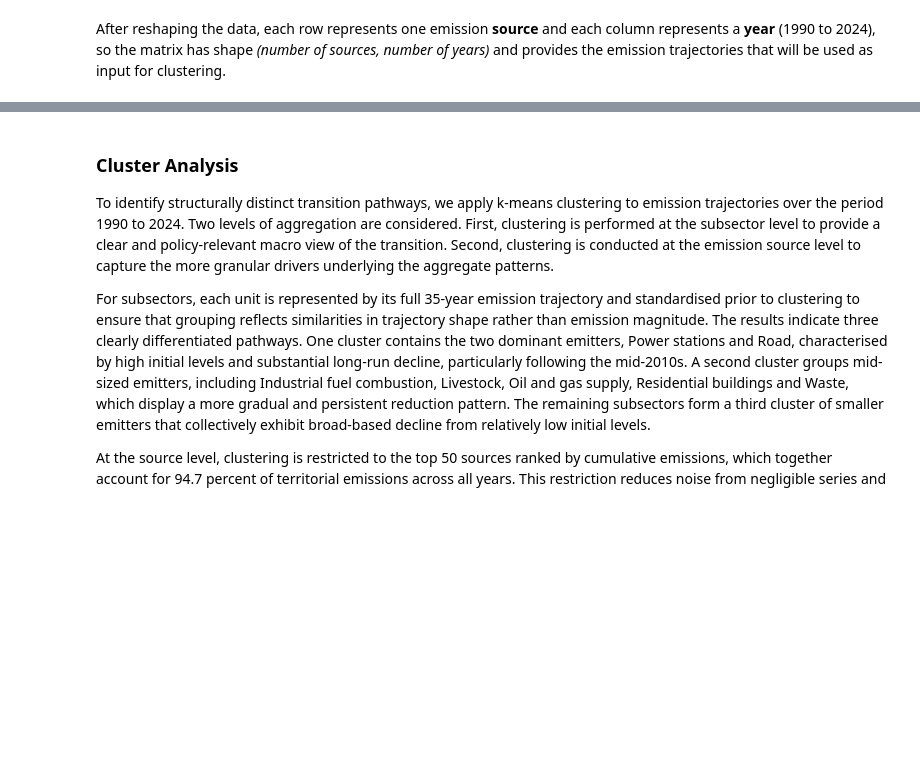
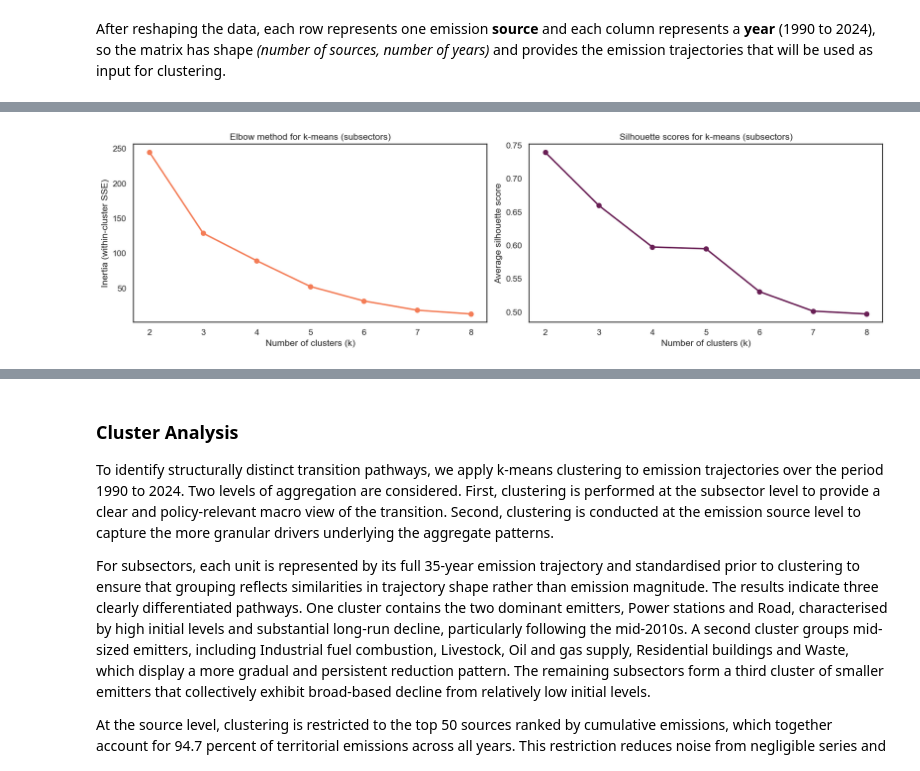
Before and after one commit to PontusNeumann/CBS-Spring26, a Jupyter notebook: ML/ML MA1/Compulsory_assignment_1.ipynb, the cells around one changed output, grey strips where cells are left out. Saved outputs shown, nothing was run; the diff lists cells and outputs as text; code cells hidden in the pictures; blank space fills up the shorter version.

```diff
--- a/ML/ML MA1/Compulsory_assignment_1.ipynb
+++ b/ML/ML MA1/Compulsory_assignment_1.ipynb
@@ -1160,37 +1163,45 @@ Figure 10: Cluster summary (average levels and percent change)
 # %%
 # Subsector (or sector) time series
 SUB_COL = "Territorial Emissions Statistics subsector"
+VAL_COL = "Emissions (MtCO2e)"
 
 sub_year = (
     territorial
-    .groupby(["Year", SUB_COL], as_index=False)["Emissions (MtCO2e)"]
+    .groupby(["Year", SUB_COL], as_index=False)[VAL_COL]
     .sum()
 )
 
 pivot_sub = (
     sub_year
-    .pivot(index="Year", columns=SUB_COL, values="Emissions (MtCO2e)")
+    .pivot(index="Year", columns=SUB_COL, values=VAL_COL)
     .fillna(0.0)
     .sort_index()
 )
 
-# Rows = subsectors, columns = years
+# Rows = subsectors, cols = years
 X = pivot_sub.T
 
 # Scale trajectories
 scaler = StandardScaler()
 X_scaled = scaler.fit_transform(X)
 
-# Elbow + silhouette to guide k
-inertias = []
-silhouettes = []
-k_range = range(2, 9)
+# Elbow + silhouette to guide k (robust to small number of subsectors)
+n_samples = X_scaled.shape[0]
+if n_samples < 3:
+    raise ValueError(f"Need at least 3 subsectors to do k-means with k>=2. Found {n_samples}.")
 
+k_max = min(8, n_samples - 1)
+k_range = range(2, k_max + 1)
+
+inertias, silhouettes = [], []
 for kk in k_range:
-    km = KMeans(n_clusters=kk, random_state=42, n_init=10)
-    labels = km.fit_predict(X_scaled)
-    inertias.append(km.inertia_)
-    silhouettes.append(silhouette_score(X_scaled, labels))
+    km_tmp = KMeans(n_clusters=kk, random_state=42, n_init=10)
+    labels_tmp = km_tmp.fit_predict(X_scaled)
+    inertias.append(km_tmp.inertia_)
+    silhouettes.append(silhouette_score(X_scaled, labels_tmp))
+
+# Title
+print("Figure 12: Elbow and silhouette methods (k selection) — subsectors")
 
 # Side-by-side plots (consistent styling, no grid)
 fig, axes = plt.subplots(1, 2, figsize=(FIG_W * 1.6, 4.0), dpi=DPI, constrained_layout=True)
@@ -1209,67 +1220,64 @@ axes[1].grid(False)
 
 plt.show()
 
-# Distinct (not darkest) colors from the established rocket_r palette
-PAL_K = [PAL_10[i] for i in [1, 3, 6, 8, 9]]  # supports up to k=5
+# --- Fit k-means (reporting choice)
+k = 3
+k = min(k, n_samples)  # safety if very few subsectors
+km = KMeans(n_clusters=k, random_state=42, n_init=20)
+labels = km.fit_predict(X_scaled)
+
+# Assign clusters
+cluster_map_sub = pd.Series(labels, index=X.index, name="cluster").astype(int)
+
+# --- Clustered trajectories plot + title line
+print(f"Figure 13: Clustered trajectories (k={k}, subsectors)")
 
 fig, ax = plt.subplots(figsize=(FIG_W * 1.6, 4.6), dpi=DPI, constrained_layout=True)
 
 for c in range(k):
-    members = cluster_map[cluster_map == c].index.tolist()
-    col = PAL_K[c]
+    members = cluster_map_sub[cluster_map_sub == c].index.tolist()
+    col = PAL_K[c] if c < len(PAL_K) else PAL_10[c % len(PAL_10)]
 
-    # Individual trajectories (faint)
     for m in members:
         ax.plot(pivot_sub.index, pivot_sub[m], color=col, alpha=0.20, linewidth=1)
 
-    # Cluster average (bold)
     ax.plot(
         pivot_sub.index,
         pivot_sub[members].mean(axis=1),
         color=col,
         linewidth=3,
-        label=f"Cluster {c} avg"
+        label=f"Cluster {c} AVG"
     )
 
-ax.set_title("Subsector emission trajectories by cluster")
+ax.set_title(f"Subsector emission trajectories by cluster")
 ax.set_xlabel("Year")
 ax.set_ylabel("Emissions (MtCO2e)")
 ax.legend(frameon=False)
 plt.show()
 
-# Run k-means (choose k after inspecting the plots)
-k = 3
-km = KMeans(n_clusters=k, random_state=42, n_init=10)
-labels = km.fit_predict(X_scaled)
-
-# Assign clusters
-cluster_map = pd.Series(labels, index=X.index, name="cluster").astype(int)
-
+# --- Print cluster membership
 for c in range(k):
-    members = cluster_map[cluster_map == c].index.tolist()
+    members = cluster_map_sub[cluster_map_sub == c].index.tolist()
     print(f"\nCluster {c} ({len(members)} subsectors):")
     for m in members:
         print(f"  - {m}")
 
-# Cluster summary for subsectors (levels and % change, average across subsectors in cluster)
-
+# --- Cluster summary table + title line
 summary_sub = pd.DataFrame(index=range(k))
-
 year0 = pivot_sub.index.min()
 yearT = pivot_sub.index.max()
 
 for c in range(k):
-    members = cluster_map[cluster_map == c].index.tolist()
-
+    members = cluster_map_sub[cluster_map_sub == c].index.tolist()
     s0 = pivot_sub.loc[year0, members].mean()
     sT = pivot_sub.loc[yearT, members].mean()
 
     summary_sub.loc[c, "n_subsectors"] = len(members)
     summary_sub.loc[c, f"avg_{year0}"] = s0
     summary_sub.loc[c, f"avg_{yearT}"] = sT
-    summary_sub.loc[c, "avg_pct_change"] = (
-        (sT - s0) / abs(s0) * 100
-    ) if s0 != 0 else float("nan")
+    summary_sub.loc[c, "avg_pct_change"] = ((sT - s0) / abs(s0) * 100) if s0 != 0 else float("nan")
 
-print("\nSubsector cluster summary (average levels and percent change)")
+
+print("\nTable 16: Average levels and percent change by subsector cluster")
 display(summary_sub.round(2))
+# %% [output]
@@ -1275,0 +1285 @@ display(summary_sub.round(2))
+[figure, added]
```
Also changed, not shown: parts of 13 cells of this notebook, 1 other file.
